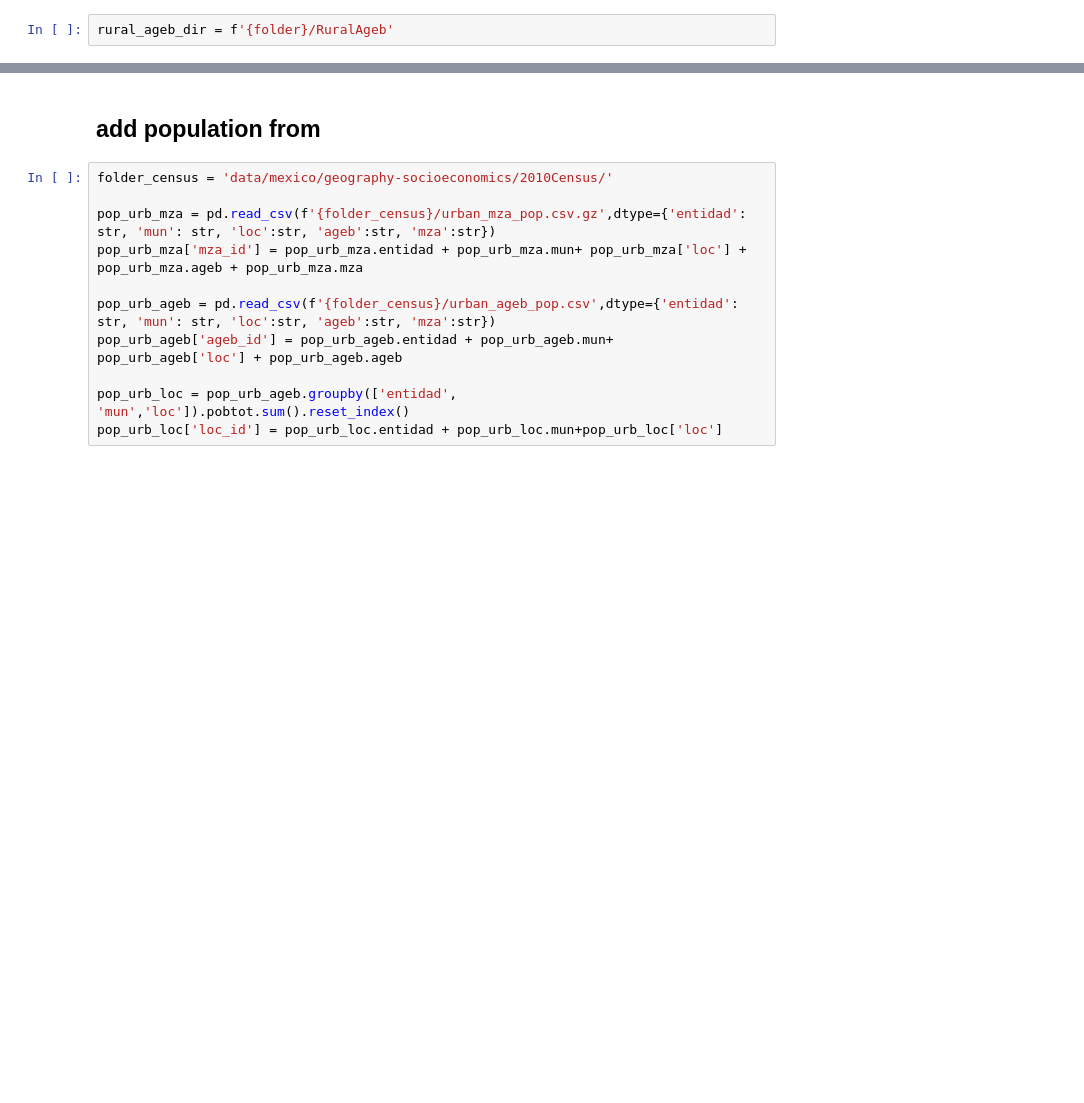
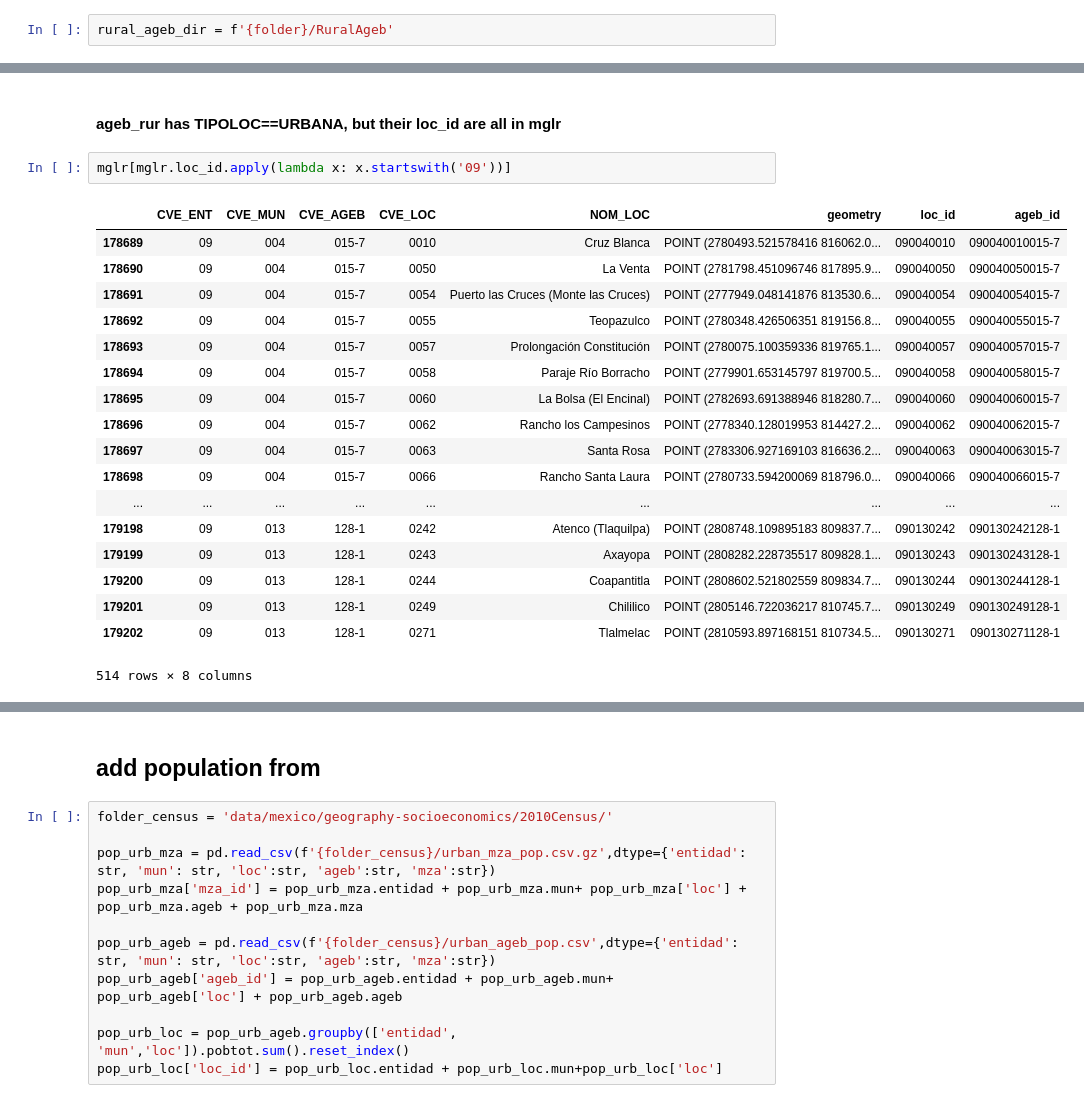
Before and after one commit to JHWu92/mob2crime, a Jupyter notebook: data_explore/Mexico 2010 Census stats and basemap 3Explore.ipynb, the cells around one changed output, grey strips where cells are left out. Cells and saved outputs as stored; diff of their text form; blank space fills up the shorter version.

```diff
--- a/data_explore/Mexico 2010 Census stats and basemap 3Explore.ipynb
+++ b/data_explore/Mexico 2010 Census stats and basemap 3Explore.ipynb
@@ -268,0 +264,23 @@ loc_id_poly_no_point.pop()
+# %% [markdown]
+#### ageb_rur has TIPOLOC==URBANA, but their loc_id are all in mglr
+# %%
+mglr[mglr.loc_id.apply(lambda x: x.startswith('09'))]
+# %% [output]
+|  | CVE_ENT | CVE_MUN | CVE_AGEB | CVE_LOC | NOM_LOC | geometry | loc_id | ageb_id |
+| 178689 | 09 | 004 | 015-7 | 0010 | Cruz Blanca | POINT (2780493.521578416 816062.0... | 090040010 | 090040010015-7 |
+| 178690 | 09 | 004 | 015-7 | 0050 | La Venta | POINT (2781798.451096746 817895.9... | 090040050 | 090040050015-7 |
+| 178691 | 09 | 004 | 015-7 | 0054 | Puerto las Cruces (Monte las Cruces) | POINT (2777949.048141876 813530.6... | 090040054 | 090040054015-7 |
+| 178692 | 09 | 004 | 015-7 | 0055 | Teopazulco | POINT (2780348.426506351 819156.8... | 090040055 | 090040055015-7 |
+| 178693 | 09 | 004 | 015-7 | 0057 | Prolongación Constitución | POINT (2780075.100359336 819765.1... | 090040057 | 090040057015-7 |
+| 178694 | 09 | 004 | 015-7 | 0058 | Paraje Río Borracho | POINT (2779901.653145797 819700.5... | 090040058 | 090040058015-7 |
+| 178695 | 09 | 004 | 015-7 | 0060 | La Bolsa (El Encinal) | POINT (2782693.691388946 818280.7... | 090040060 | 090040060015-7 |
+| 178696 | 09 | 004 | 015-7 | 0062 | Rancho los Campesinos | POINT (2778340.128019953 814427.2... | 090040062 | 090040062015-7 |
+| 178697 | 09 | 004 | 015-7 | 0063 | Santa Rosa | POINT (2783306.927169103 816636.2... | 090040063 | 090040063015-7 |
+| 178698 | 09 | 004 | 015-7 | 0066 | Rancho Santa Laura | POINT (2780733.594200069 818796.0... | 090040066 | 090040066015-7 |
+| ... | ... | ... | ... | ... | ... | ... | ... | ... |
+| 179198 | 09 | 013 | 128-1 | 0242 | Atenco (Tlaquilpa) | POINT (2808748.109895183 809837.7... | 090130242 | 090130242128-1 |
+| 179199 | 09 | 013 | 128-1 | 0243 | Axayopa | POINT (2808282.228735517 809828.1... | 090130243 | 090130243128-1 |
+| 179200 | 09 | 013 | 128-1 | 0244 | Coapantitla | POINT (2808602.521802559 809834.7... | 090130244 | 090130244128-1 |
+| 179201 | 09 | 013 | 128-1 | 0249 | Chililico | POINT (2805146.722036217 810745.7... | 090130249 | 090130249128-1 |
+| 179202 | 09 | 013 | 128-1 | 0271 | Tlalmelac | POINT (2810593.897168151 810734.5... | 090130271 | 090130271128-1 |
+514 rows × 8 columns
```
Also changed, not shown: parts of 34 cells of this notebook.
